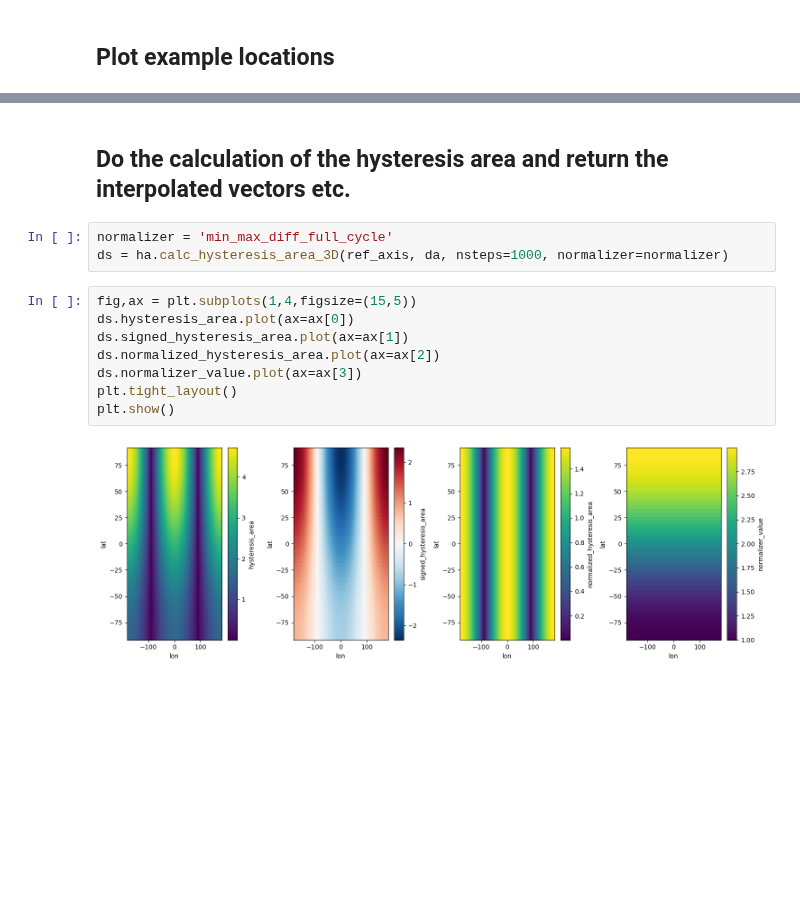
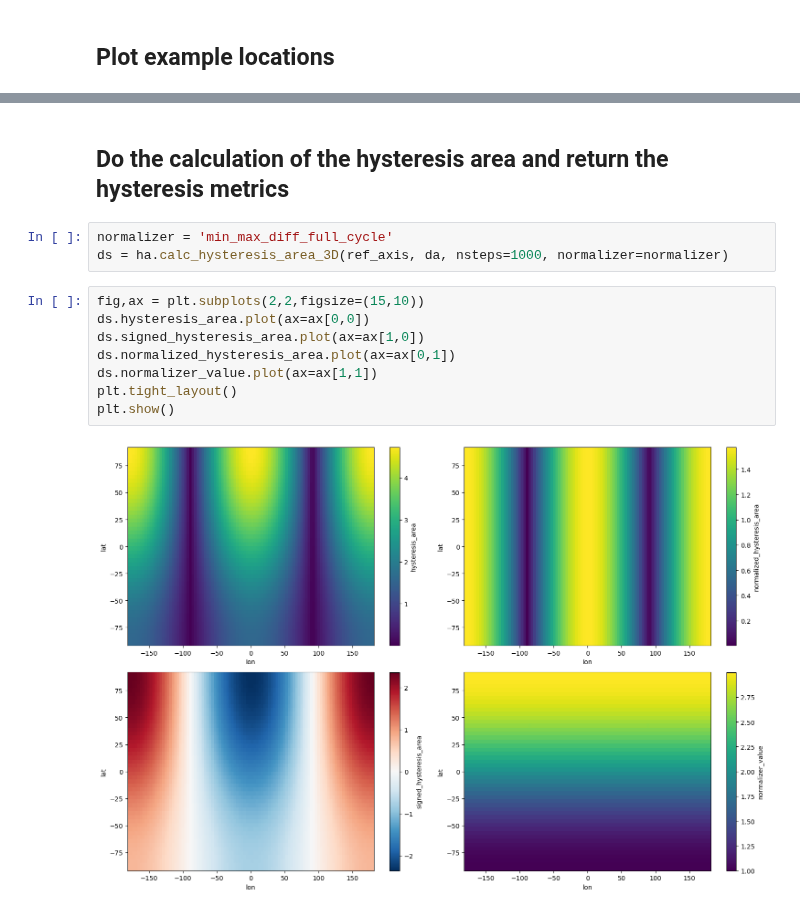
Before and after one commit to eikekoehn/hysteresis, a Jupyter notebook: demo_3d.ipynb, the cells around one changed output, grey strips where cells are left out. Cells and saved outputs as stored; diff of their text form; blank space fills up the shorter version.

```diff
--- a/demo_3d.ipynb
+++ b/demo_3d.ipynb
@@ -77,15 +84,15 @@ for lati,lat in enumerate(lats[::res]):
 # %% [markdown]
-## Do the calculation of the hysteresis area and return the interpolated vectors etc.
+## Do the calculation of the hysteresis area and return the hysteresis metrics
 # %%
 normalizer = 'min_max_diff_full_cycle'
 ds = ha.calc_hysteresis_area_3D(ref_axis, da, nsteps=1000, normalizer=normalizer)
 # %%
-fig,ax = plt.subplots(1,4,figsize=(15,5))
-ds.hysteresis_area.plot(ax=ax[0])
-ds.signed_hysteresis_area.plot(ax=ax[1])
-ds.normalized_hysteresis_area.plot(ax=ax[2])
-ds.normalizer_value.plot(ax=ax[3])
+fig,ax = plt.subplots(2,2,figsize=(15,10))
+ds.hysteresis_area.plot(ax=ax[0,0])
+ds.signed_hysteresis_area.plot(ax=ax[1,0])
+ds.normalized_hysteresis_area.plot(ax=ax[0,1])
+ds.normalizer_value.plot(ax=ax[1,1])
 plt.tight_layout()
 plt.show()
 # %% [output]
-[figure, old version]
+[figure, new version]
```
Also changed, not shown: parts of 1 cell of this notebook.
